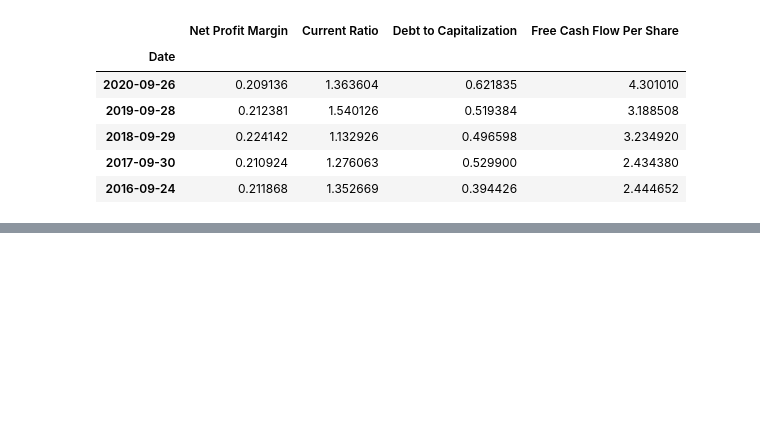
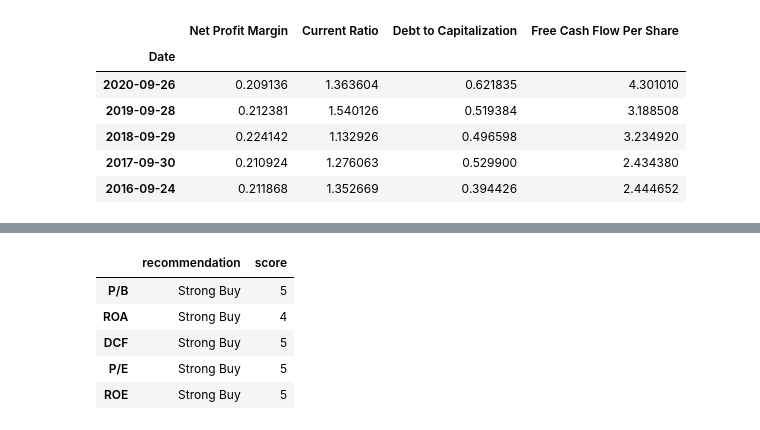
Before and after one commit to kedarmoh/FinTechProjectA, a Jupyter notebook: Project_1_FirstFile_Updated_Kedar.ipynb, the cells around one changed output, grey strips where cells are left out. Cells and saved outputs as stored; diff of their text form; code cells hidden in the pictures; blank space fills up the shorter version.

```diff
--- a/Project_1_FirstFile_Updated_Kedar.ipynb
+++ b/Project_1_FirstFile_Updated_Kedar.ipynb
@@ -23,3 +31,5 @@ pn.extension()
 # %%
 #set the fmp API key
 fmp_api_key = os.getenv("FMP_API")
+fa_api_key = os.getenv("FA_API")
+print(fa_api_key)
@@ -296 +311,15 @@ tabs
 [interactive output not drawn]
+# %%
+analyst_ratings = pd.DataFrame()
+rating = fa.rating("MSFT", fa_api_key)
+analysis.head()
+
+#for i in range(0, len(ticker_list)):
+#    analyst_ratings=
+# %% [output]
+|  | recommendation | score |
+| P/B | Strong Buy | 5 |
+| ROA | Strong Buy | 4 |
+| DCF | Strong Buy | 5 |
+| P/E | Strong Buy | 5 |
+| ROE | Strong Buy | 5 |
```
Also changed, not shown: parts of 12 cells of this notebook.
